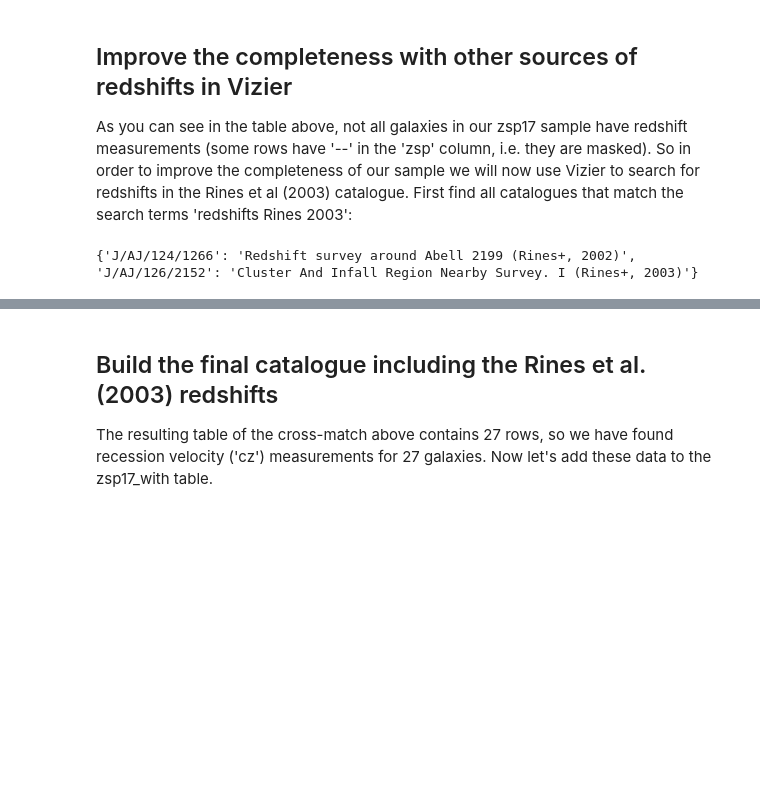
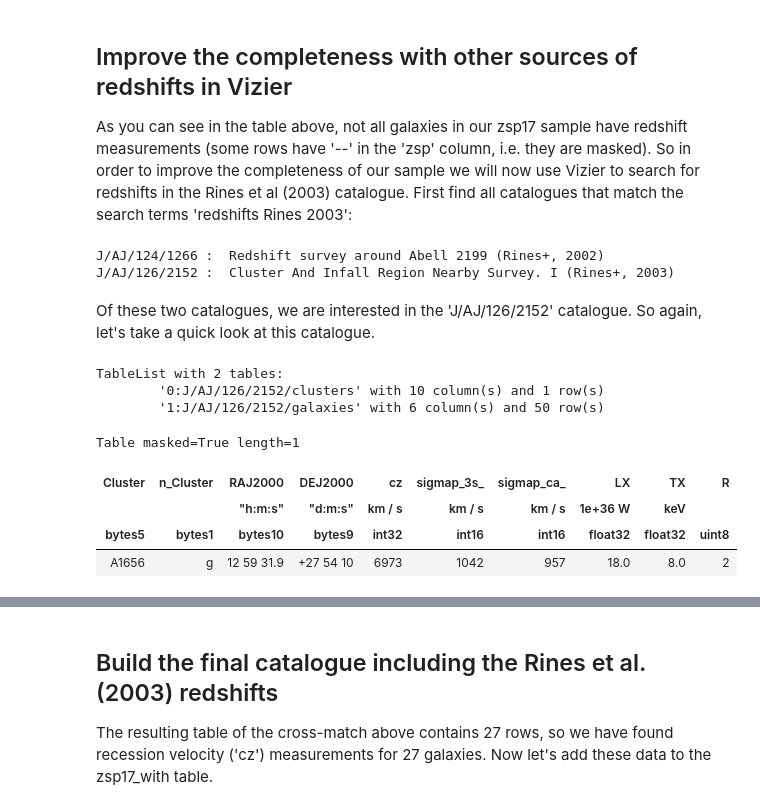
Before and after one commit to kathl/VO_Python_Playground, a Jupyter notebook: Abel1656_for_Asterics.ipynb, the cells around one changed output, grey strips where cells are left out. Cells and saved outputs as stored; diff of their text form; code cells hidden in the pictures; blank space fills up the shorter version.

```diff
--- a/Abel1656_for_Asterics.ipynb
+++ b/Abel1656_for_Asterics.ipynb
@@ -129,7 +158,26 @@ Table masked=True length=632
 ## Improve the completeness with other sources of redshifts in Vizier
 As you can see in the table above, not all galaxies in our zsp17 sample have redshift measurements (some rows have '--' in the 'zsp' column, i.e. they are masked). So in order to improve the completeness of our sample we will now use Vizier to search for redshifts in the Rines et al (2003) catalogue. First find all catalogues that match the search terms 'redshifts Rines 2003':
 # %%
-catalog_list = Vizier.find_catalogs('redshifts Rines 2003')
-print({k:v.description for k,v in catalog_list.items()})
+catalog_list_rines = Vizier.find_catalogs('redshifts Rines 2003')
+for k, v in catalog_list_rines.items():
+    print(k, ': ', v.description)
 # %% [output]
-{'J/AJ/124/1266': 'Redshift survey around Abell 2199 (Rines+, 2002)', 'J/AJ/126/2152': 'Cluster And Infall Region Nearby Survey. I (Rines+, 2003)'}
+J/AJ/124/1266 :  Redshift survey around Abell 2199 (Rines+, 2002)
+J/AJ/126/2152 :  Cluster And Infall Region Nearby Survey. I (Rines+, 2003)
+# %% [markdown]
+Of these two catalogues, we are interested in the 'J/AJ/126/2152' catalogue. So again, let's take a quick look at this catalogue.
+# %%
+results_test_rines = Vizier.query_region("A1656", radius="0d10m0s", catalog='J/AJ/126/2152')
+print(results_test_rines)
+# %% [output]
+TableList with 2 tables:
+        '0:J/AJ/126/2152/clusters' with 10 column(s) and 1 row(s)
+        '1:J/AJ/126/2152/galaxies' with 6 column(s) and 50 row(s)
+# %%
+results_test_rines[0]
+# %% [output]
+Table masked=True length=1
+| Cluster | n_Cluster | RAJ2000 | DEJ2000 | cz | sigmap_3s_ | sigmap_ca_ | LX | TX | R |
+|  |  | "h:m:s" | "d:m:s" | km / s | km / s | km / s | 1e+36 W | keV |  |
+| bytes5 | bytes1 | bytes10 | bytes9 | int32 | int16 | int16 | float32 | float32 | uint8 |
+| A1656 | g | 12 59 31.9 | +27 54 10 | 6973 | 1042 | 957 | 18.0 | 8.0 | 2 |
```
Also changed, not shown: parts of 33 cells of this notebook, 1 other file.
